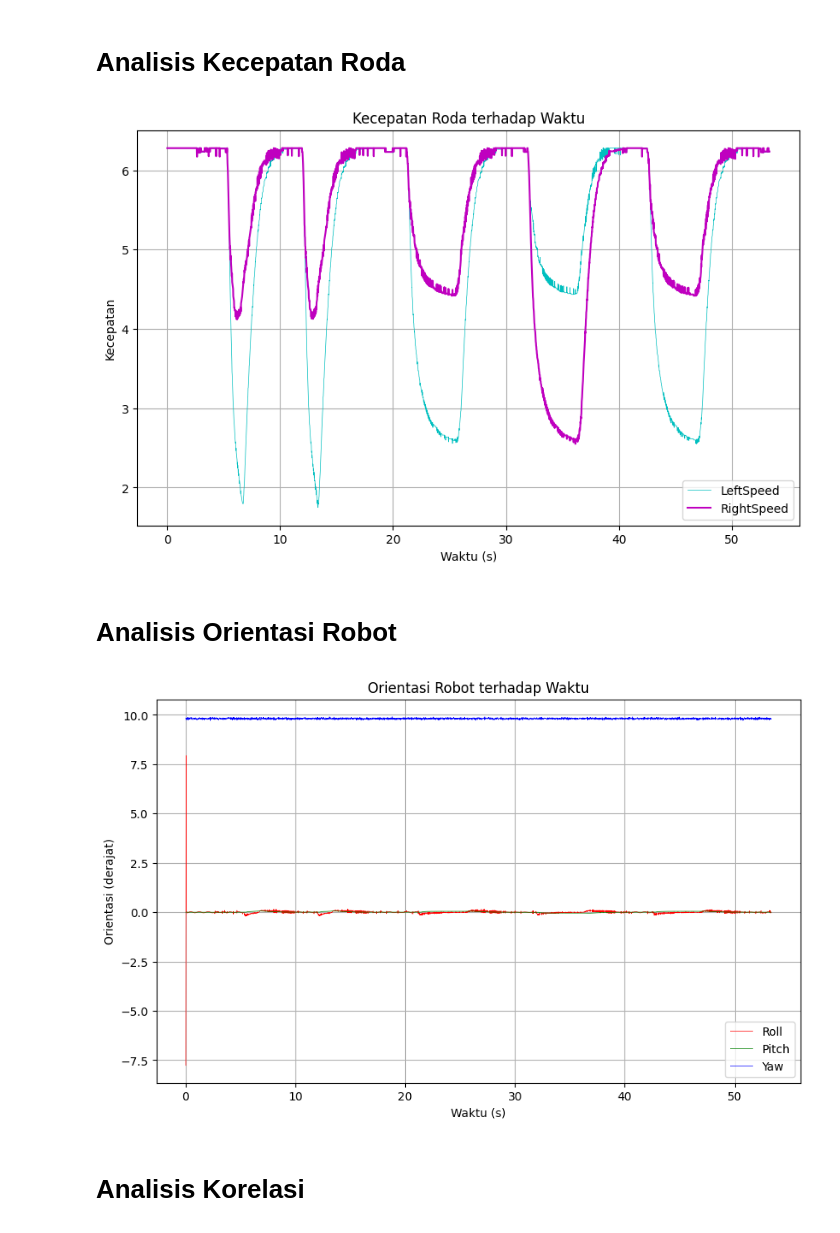
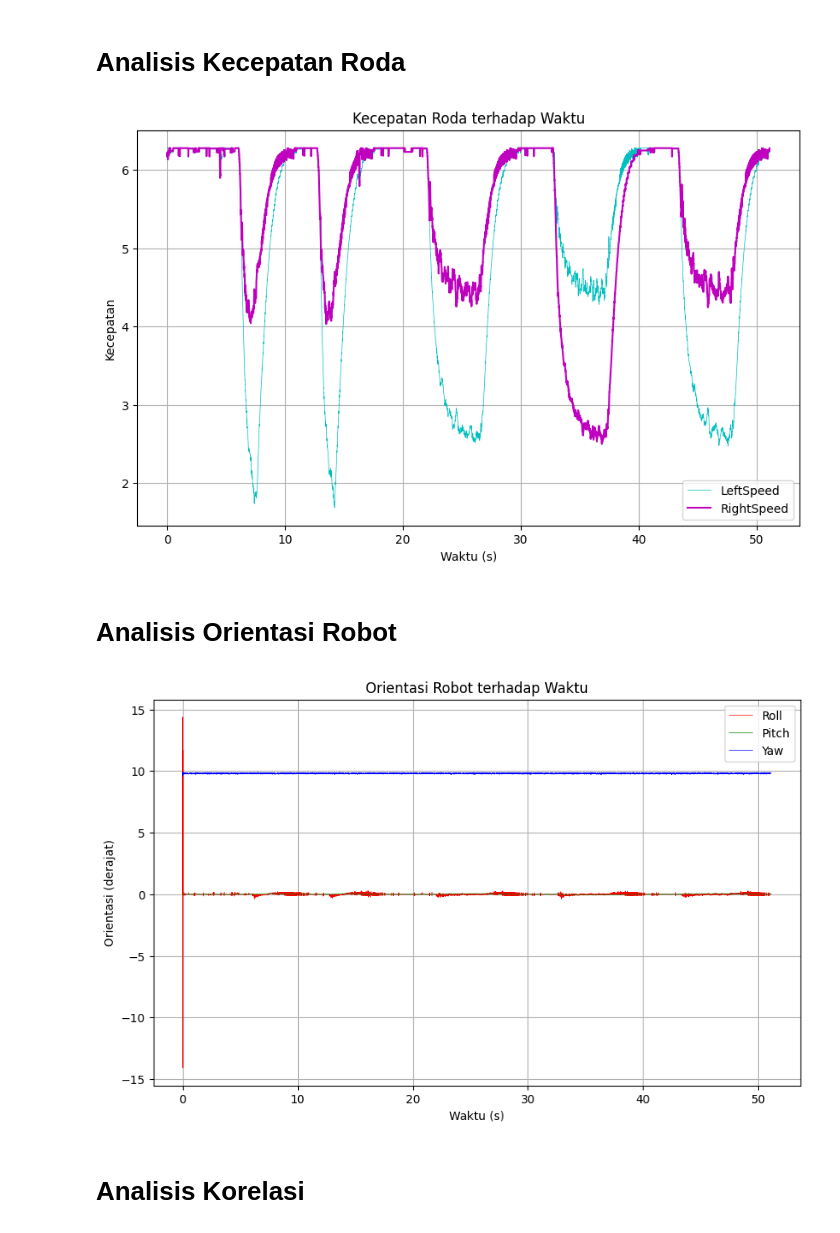
Before and after one commit to 2black0/Line-Follower-Computer-Vision-Webots, a Jupyter notebook: controllers/robot_controller/result-analysis.ipynb, the cells around one changed output. Cells and saved outputs as stored; diff of their text form; code cells hidden in the pictures.

```diff
--- a/controllers/robot_controller/result-analysis.ipynb
+++ b/controllers/robot_controller/result-analysis.ipynb
@@ -144,24 +144,24 @@ Settling Time: 0.016 s
 # %%
 # Plot kecepatan roda kiri dan kanan terhadap waktu
 plt.figure(figsize=(10, 6))
-plt.plot(data['TimeStep'], data['LeftSpeed'], label='LeftSpeed', color='c', linewidth=0.5)
-plt.plot(data['TimeStep'], data['RightSpeed'], label='RightSpeed', color='m')
+plt.plot(data['Time'], data['LeftSpeed'], label='LeftSpeed', color='c', linewidth=0.5)
+plt.plot(data['Time'], data['RightSpeed'], label='RightSpeed', color='m')
 plt.title('Kecepatan Roda terhadap Waktu')
 plt.xlabel('Waktu (s)')
 plt.ylabel('Kecepatan')
 plt.legend()
 plt.grid(True)
 plt.show()
 # %% [output]
-[figure, old version]
+[figure, new version]
 # %% [markdown]
 # Analisis Orientasi Robot
 # %%
 # Plot Roll, Pitch, dan Yaw terhadap waktu
 plt.figure(figsize=(10, 6))
-plt.plot(data['TimeStep'], data['Roll'], label='Roll', color='r', linewidth=0.5)
-plt.plot(data['TimeStep'], data['Pitch'], label='Pitch', color='g', linewidth=0.5)
-plt.plot(data['TimeStep'], data['Yaw'], label='Yaw', color='b', linewidth=0.5)
+plt.plot(data['Time'], data['Roll'], label='Roll', color='r', linewidth=0.5)
+plt.plot(data['Time'], data['Pitch'], label='Pitch', color='g', linewidth=0.5)
+plt.plot(data['Time'], data['Yaw'], label='Yaw', color='b', linewidth=0.5)
 plt.title('Orientasi Robot terhadap Waktu')
 plt.xlabel('Waktu (s)')
 plt.ylabel('Orientasi (derajat)')
@@ -169,7 +169,7 @@ plt.legend()
 plt.grid(True)
 plt.show()
 # %% [output]
-[figure, old version]
+[figure, new version]
 # %% [markdown]
 # Analisis Korelasi
 # %%
```
Also changed, not shown: parts of 14 cells of this notebook.
